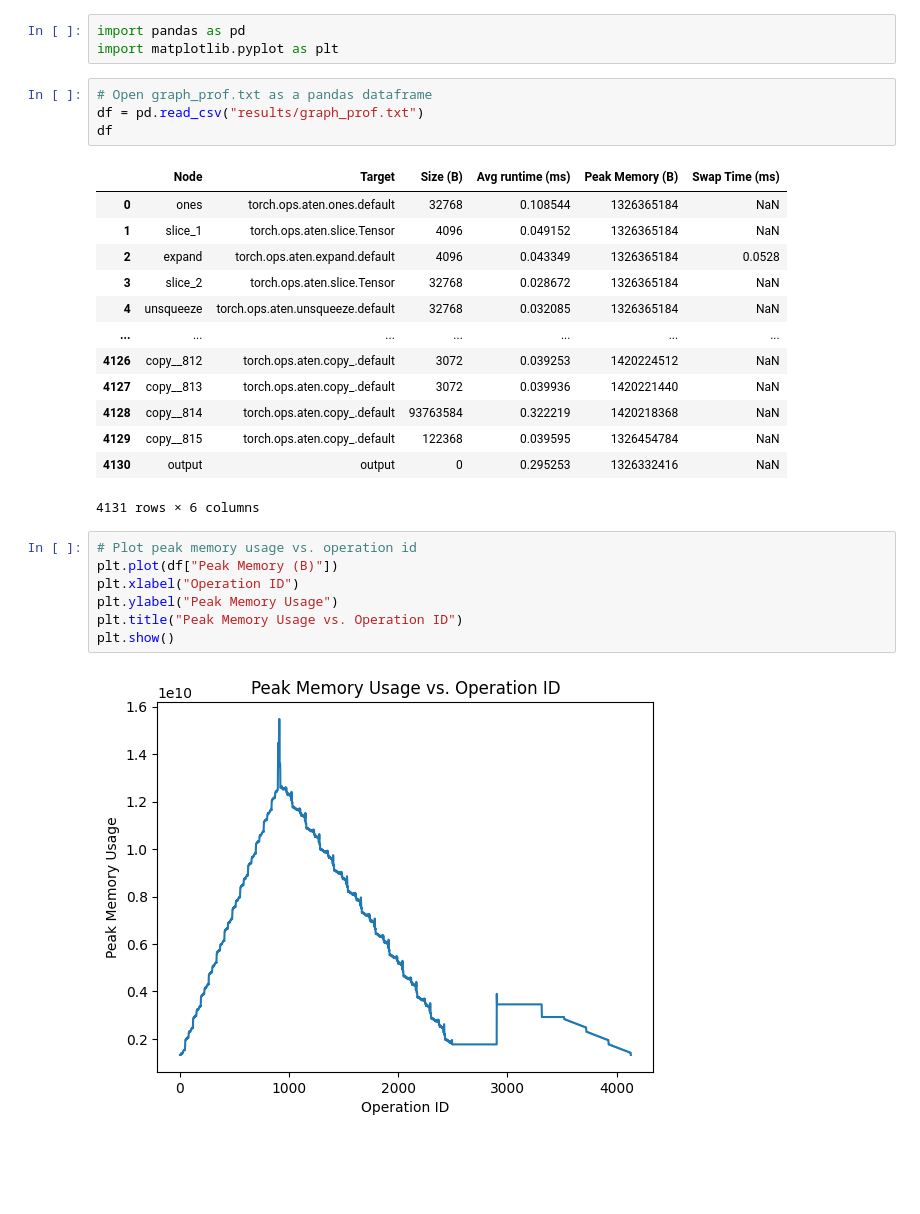
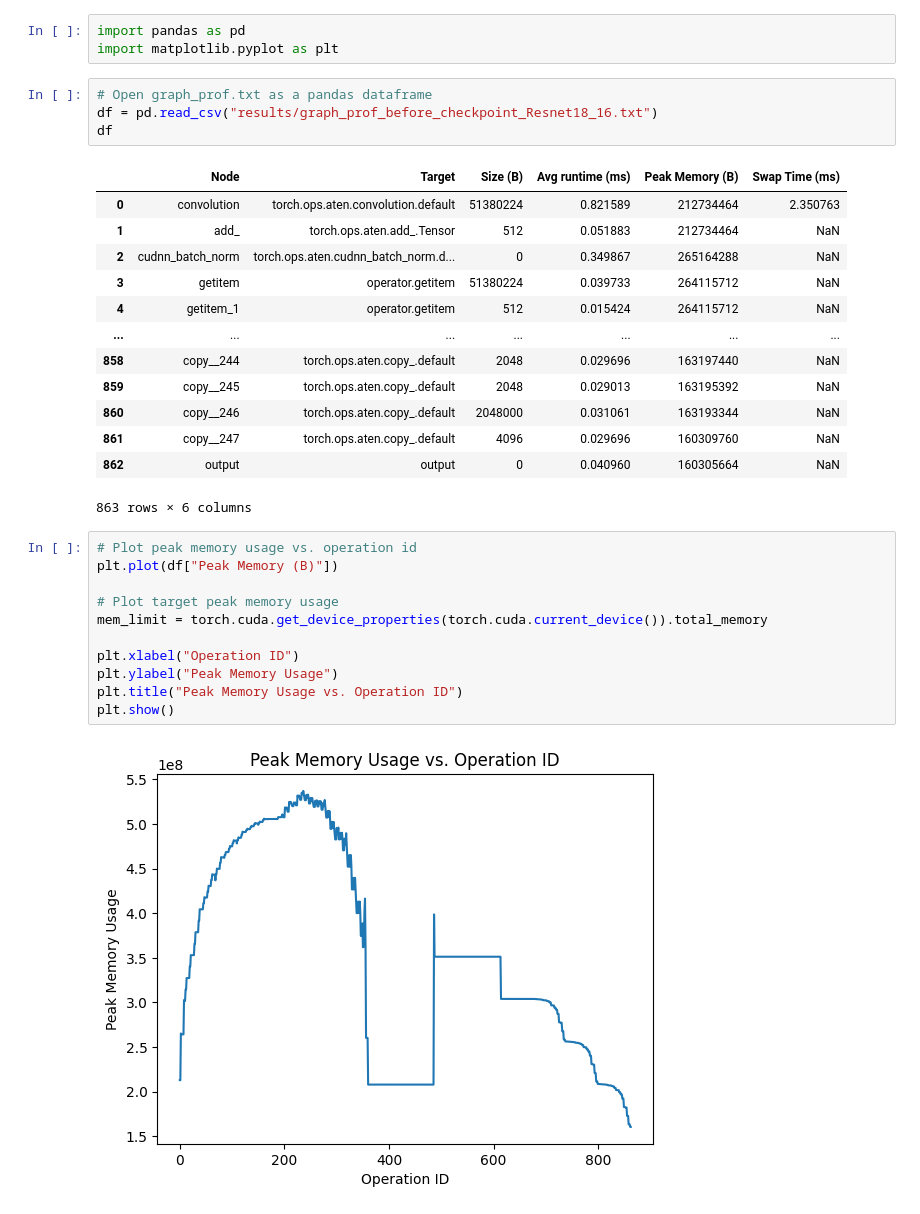
Before and after one commit to sanketkshah/cs265-mlsys-2024, a Jupyter notebook: plot_things.ipynb, the cells around one changed output. Drawn from its saved outputs; the diff is of its cells as text; blank space fills up the shorter version.

```diff
--- a/plot_things.ipynb
+++ b/plot_things.ipynb
@@ -166,28 +166,32 @@ import pandas as pd
 import matplotlib.pyplot as plt
 # %%
 # Open graph_prof.txt as a pandas dataframe
-df = pd.read_csv("results/graph_prof.txt")
+df = pd.read_csv("results/graph_prof_before_checkpoint_Resnet18_16.txt")
 df
 # %% [output]
 |  | Node | Target | Size (B) | Avg runtime (ms) | Peak Memory (B) | Swap Time (ms) |
-| 0 | ones | torch.ops.aten.ones.default | 32768 | 0.108544 | 1326365184 | NaN |
-| 1 | slice_1 | torch.ops.aten.slice.Tensor | 4096 | 0.049152 | 1326365184 | NaN |
-| 2 | expand | torch.ops.aten.expand.default | 4096 | 0.043349 | 1326365184 | 0.0528 |
-| 3 | slice_2 | torch.ops.aten.slice.Tensor | 32768 | 0.028672 | 1326365184 | NaN |
-| 4 | unsqueeze | torch.ops.aten.unsqueeze.default | 32768 | 0.032085 | 1326365184 | NaN |
+| 0 | convolution | torch.ops.aten.convolution.default | 51380224 | 0.821589 | 212734464 | 2.350763 |
+| 1 | add_ | torch.ops.aten.add_.Tensor | 512 | 0.051883 | 212734464 | NaN |
+| 2 | cudnn_batch_norm | torch.ops.aten.cudnn_batch_norm.d... | 0 | 0.349867 | 265164288 | NaN |
+| 3 | getitem | operator.getitem | 51380224 | 0.039733 | 264115712 | NaN |
+| 4 | getitem_1 | operator.getitem | 512 | 0.015424 | 264115712 | NaN |
 | ... | ... | ... | ... | ... | ... | ... |
-| 4126 | copy__812 | torch.ops.aten.copy_.default | 3072 | 0.039253 | 1420224512 | NaN |
-| 4127 | copy__813 | torch.ops.aten.copy_.default | 3072 | 0.039936 | 1420221440 | NaN |
-| 4128 | copy__814 | torch.ops.aten.copy_.default | 93763584 | 0.322219 | 1420218368 | NaN |
-| 4129 | copy__815 | torch.ops.aten.copy_.default | 122368 | 0.039595 | 1326454784 | NaN |
-| 4130 | output | output | 0 | 0.295253 | 1326332416 | NaN |
+| 858 | copy__244 | torch.ops.aten.copy_.default | 2048 | 0.029696 | 163197440 | NaN |
+| 859 | copy__245 | torch.ops.aten.copy_.default | 2048 | 0.029013 | 163195392 | NaN |
+| 860 | copy__246 | torch.ops.aten.copy_.default | 2048000 | 0.031061 | 163193344 | NaN |
+| 861 | copy__247 | torch.ops.aten.copy_.default | 4096 | 0.029696 | 160309760 | NaN |
+| 862 | output | output | 0 | 0.040960 | 160305664 | NaN |
-4131 rows × 6 columns
+863 rows × 6 columns
 # %%
 # Plot peak memory usage vs. operation id
 plt.plot(df["Peak Memory (B)"])
+
+# Plot target peak memory usage
+mem_limit = torch.cuda.get_device_properties(torch.cuda.current_device()).total_memory
+
 plt.xlabel("Operation ID")
 plt.ylabel("Peak Memory Usage")
 plt.title("Peak Memory Usage vs. Operation ID")
 plt.show()
 # %% [output]
-[figure, old version]
+[figure, new version]
```
Also changed, not shown: 5 other files.
